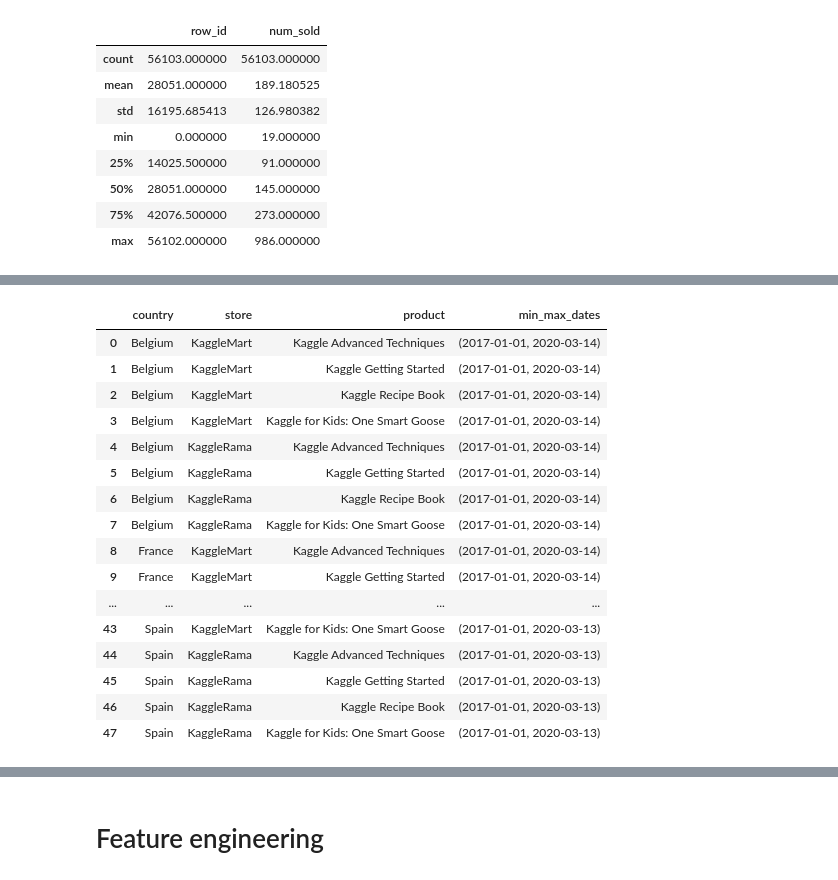
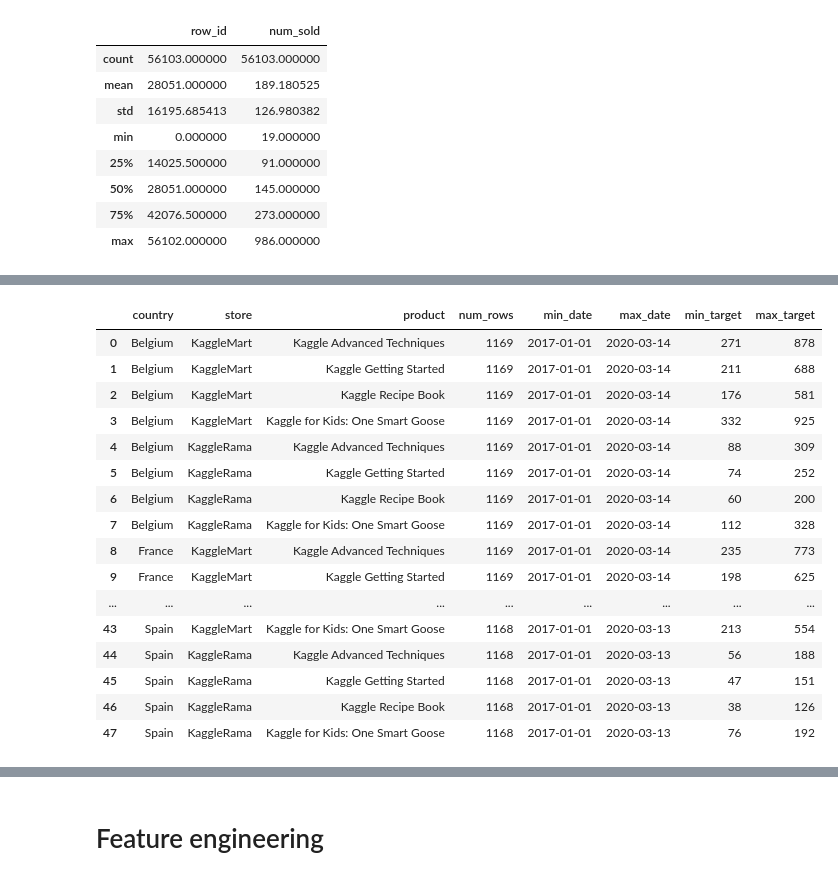
Before and after one commit to nayefahmad/kaggle-tabular-playground, a Jupyter notebook: 01-eda.ipynb, the cells around one changed output, grey strips where cells are left out. Saved outputs shown, nothing was run; the diff lists cells and outputs as text; code cells hidden in the pictures.

```diff
--- a/01-eda.ipynb
+++ b/01-eda.ipynb
@@ -124,20 +108,36 @@ df_grouped.size().to_frame().rename(columns = {0: 'num_rows'}).reset_index()
-# %%
-df_grouped.apply(lambda row: (min(row.date), max(row.date))).to_frame().rename(columns = {0: 'min_max_dates'}).reset_index()
-# %% [output]
-|  | country | store | product | min_max_dates |
-| 0 | Belgium | KaggleMart | Kaggle Advanced Techniques | (2017-01-01, 2020-03-14) |
-| 1 | Belgium | KaggleMart | Kaggle Getting Started | (2017-01-01, 2020-03-14) |
-| 2 | Belgium | KaggleMart | Kaggle Recipe Book | (2017-01-01, 2020-03-14) |
-| 3 | Belgium | KaggleMart | Kaggle for Kids: One Smart Goose | (2017-01-01, 2020-03-14) |
-| 4 | Belgium | KaggleRama | Kaggle Advanced Techniques | (2017-01-01, 2020-03-14) |
-| 5 | Belgium | KaggleRama | Kaggle Getting Started | (2017-01-01, 2020-03-14) |
-| 6 | Belgium | KaggleRama | Kaggle Recipe Book | (2017-01-01, 2020-03-14) |
-| 7 | Belgium | KaggleRama | Kaggle for Kids: One Smart Goose | (2017-01-01, 2020-03-14) |
-| 8 | France | KaggleMart | Kaggle Advanced Techniques | (2017-01-01, 2020-03-14) |
-| 9 | France | KaggleMart | Kaggle Getting Started | (2017-01-01, 2020-03-14) |
-| ... | ... | ... | ... | ... |
-| 43 | Spain | KaggleMart | Kaggle for Kids: One Smart Goose | (2017-01-01, 2020-03-13) |
-| 44 | Spain | KaggleRama | Kaggle Advanced Techniques | (2017-01-01, 2020-03-13) |
-| 45 | Spain | KaggleRama | Kaggle Getting Started | (2017-01-01, 2020-03-13) |
-| 46 | Spain | KaggleRama | Kaggle Recipe Book | (2017-01-01, 2020-03-13) |
-| 47 | Spain | KaggleRama | Kaggle for Kids: One Smart Goose | (2017-01-01, 2020-03-13) |
+# %%
+def group_ops(df:pd.DataFrame) -> pd.DataFrame:
+    size = len(df)
+    min_date = min(df.date)
+    max_date = max(df.date)
+    min_target = min(df.num_sold)
+    max_target = max(df.num_sold)
+
+    out = pd.DataFrame({'num_rows': [size],
+                        'min_date': [min_date],
+                        'max_date': [max_date],
+                        'min_target': [min_target],
+                        'max_target': [max_target]
+                       })
+    return out
+
+# df_grouped.apply(group_ops)
+df_grouped.apply(group_ops).reset_index().drop(columns=['level_3'])
+# %% [output]
+|  | country | store | product | num_rows | min_date | max_date | min_target | max_target |
+| 0 | Belgium | KaggleMart | Kaggle Advanced Techniques | 1169 | 2017-01-01 | 2020-03-14 | 271 | 878 |
+| 1 | Belgium | KaggleMart | Kaggle Getting Started | 1169 | 2017-01-01 | 2020-03-14 | 211 | 688 |
+| 2 | Belgium | KaggleMart | Kaggle Recipe Book | 1169 | 2017-01-01 | 2020-03-14 | 176 | 581 |
+| 3 | Belgium | KaggleMart | Kaggle for Kids: One Smart Goose | 1169 | 2017-01-01 | 2020-03-14 | 332 | 925 |
+| 4 | Belgium | KaggleRama | Kaggle Advanced Techniques | 1169 | 2017-01-01 | 2020-03-14 | 88 | 309 |
+| 5 | Belgium | KaggleRama | Kaggle Getting Started | 1169 | 2017-01-01 | 2020-03-14 | 74 | 252 |
+| 6 | Belgium | KaggleRama | Kaggle Recipe Book | 1169 | 2017-01-01 | 2020-03-14 | 60 | 200 |
+| 7 | Belgium | KaggleRama | Kaggle for Kids: One Smart Goose | 1169 | 2017-01-01 | 2020-03-14 | 112 | 328 |
+| 8 | France | KaggleMart | Kaggle Advanced Techniques | 1169 | 2017-01-01 | 2020-03-14 | 235 | 773 |
+| 9 | France | KaggleMart | Kaggle Getting Started | 1169 | 2017-01-01 | 2020-03-14 | 198 | 625 |
+| ... | ... | ... | ... | ... | ... | ... | ... | ... |
+| 43 | Spain | KaggleMart | Kaggle for Kids: One Smart Goose | 1168 | 2017-01-01 | 2020-03-13 | 213 | 554 |
+| 44 | Spain | KaggleRama | Kaggle Advanced Techniques | 1168 | 2017-01-01 | 2020-03-13 | 56 | 188 |
+| 45 | Spain | KaggleRama | Kaggle Getting Started | 1168 | 2017-01-01 | 2020-03-13 | 47 | 151 |
+| 46 | Spain | KaggleRama | Kaggle Recipe Book | 1168 | 2017-01-01 | 2020-03-13 | 38 | 126 |
+| 47 | Spain | KaggleRama | Kaggle for Kids: One Smart Goose | 1168 | 2017-01-01 | 2020-03-13 | 76 | 192 |
```
Also changed, not shown: parts of 13 cells of this notebook.
